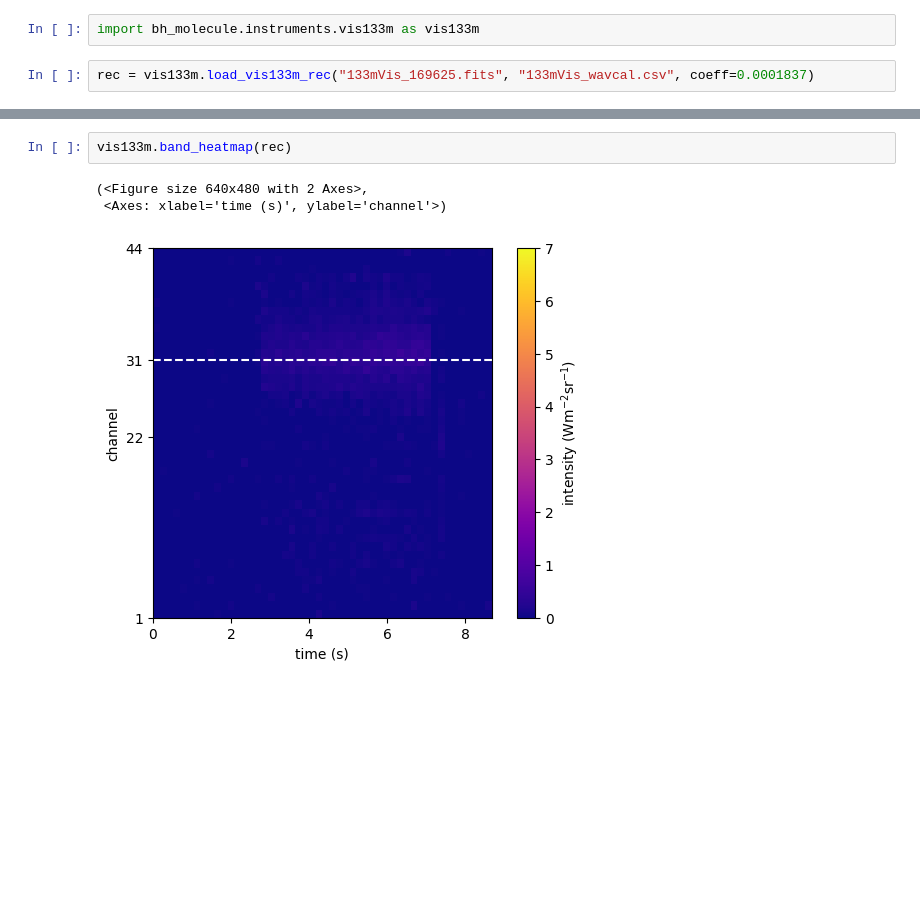
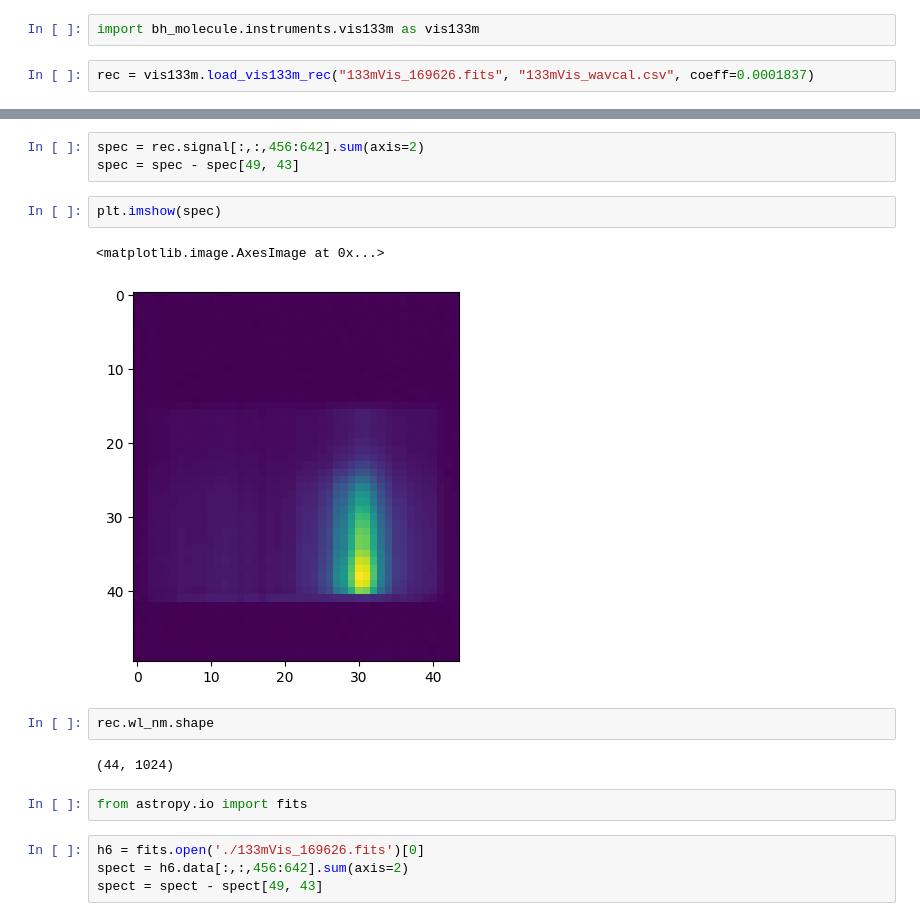
Before and after one commit to queezz/bh-molecule, a Jupyter notebook: examples/runit.ipynb, the cells around one changed output, grey strips where cells are left out. Cells and saved outputs as stored; diff of their text form; blank space fills up the shorter version.

Commit message:
docs update: API from *.py, physics - *.md; fixing fits data background handling.

```diff
--- a/examples/runit.ipynb
+++ b/examples/runit.ipynb
@@ -18,4 +18,4 @@ Text(0, 0.5, 'Intensity (a.u.)')
 # %%
 import bh_molecule.instruments.vis133m as vis133m
 # %%
-rec = vis133m.load_vis133m_rec("133mVis_169625.fits", "133mVis_wavcal.csv", coeff=0.0001837)
+rec = vis133m.load_vis133m_rec("133mVis_169626.fits", "133mVis_wavcal.csv", coeff=0.0001837)
@@ -32,6 +22,18 @@ plt.plot(rec.signal[15].sum(axis=0))
-# %%
-vis133m.band_heatmap(rec)
-# %% [output]
-(<Figure size 640x480 with 2 Axes>,
- <Axes: xlabel='time (s)', ylabel='channel'>)
-[figure, removed]
+# %%
+spec = rec.signal[:,:,456:642].sum(axis=2)
+spec = spec - spec[49, 43]
+# %%
+plt.imshow(spec)
+# %% [output]
+<matplotlib.image.AxesImage at 0x...>
+[figure, added]
+# %%
+rec.wl_nm.shape
+# %% [output]
+(44, 1024)
+# %%
+from astropy.io import fits
+# %%
+h6 = fits.open('./133mVis_169626.fits')[0]
+spect = h6.data[:,:,456:642].sum(axis=2)
+spect = spect - spect[49, 43]
```
Also changed, not shown: parts of 3 cells of this notebook, 11 other files.
